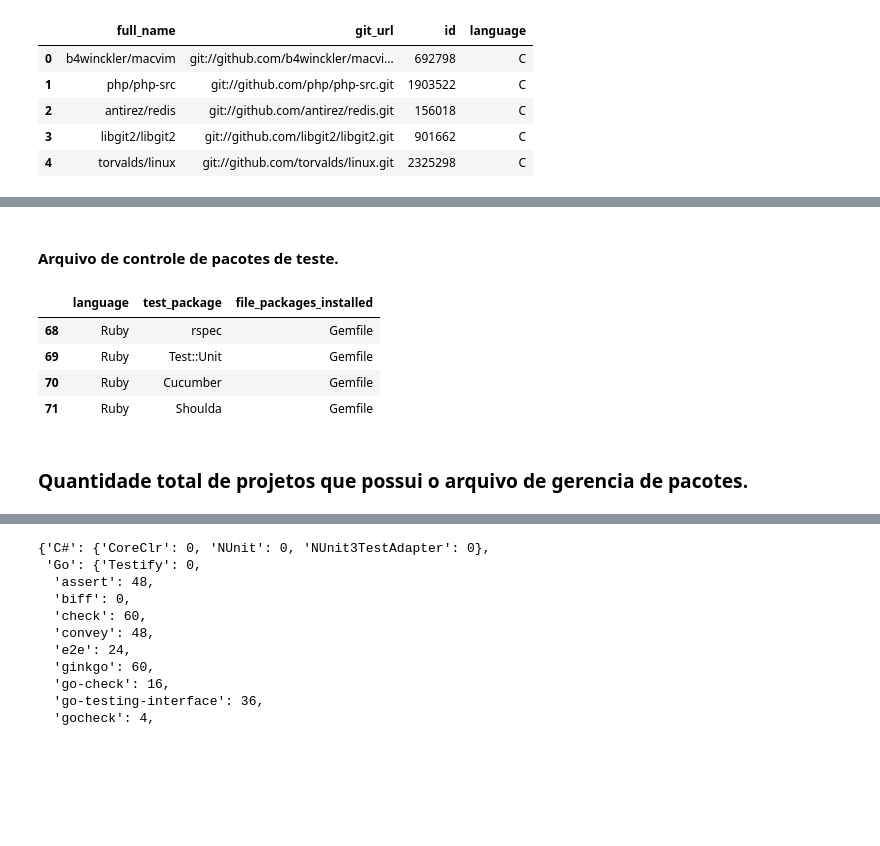
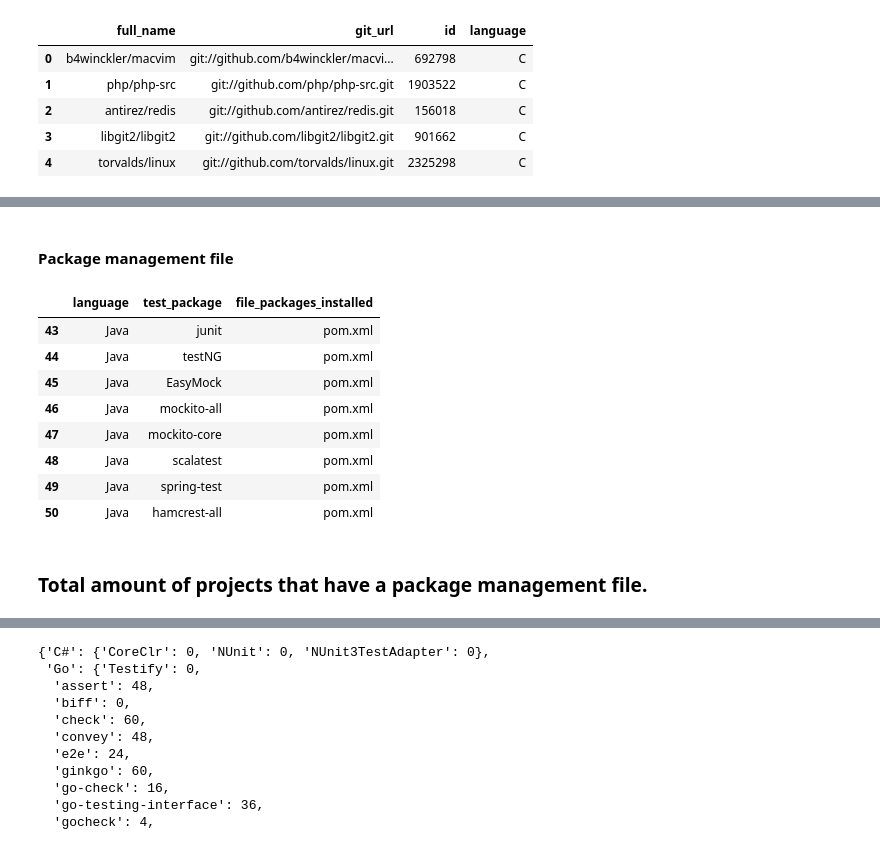
Before and after one commit to romulo-martins/gc-uff, a Jupyter notebook: scripts/test_package_installed.ipynb, the cells around one changed output, grey strips where cells are left out. Saved outputs shown, nothing was run; the diff lists cells and outputs as text; code cells hidden in the pictures; blank space fills up the shorter version.

```diff
--- a/test_package_installed.ipynb
+++ b/scripts/test_package_installed.ipynb
@@ -101,15 +101,19 @@ manager_file
-# %% [markdown]
-#### Arquivo de controle de pacotes de teste.
+# %% [markdown]
+#### Package management file
 # %%
-tools[tools['language'] == 'Ruby']
+tools[tools['language'] == 'Java']
 # %% [output]
 |  | language | test_package | file_packages_installed |
-| 68 | Ruby | rspec | Gemfile |
-| 69 | Ruby | Test::Unit | Gemfile |
-| 70 | Ruby | Cucumber | Gemfile |
-| 71 | Ruby | Shoulda | Gemfile |
+| 43 | Java | junit | pom.xml |
+| 44 | Java | testNG | pom.xml |
+| 45 | Java | EasyMock | pom.xml |
+| 46 | Java | mockito-all | pom.xml |
+| 47 | Java | mockito-core | pom.xml |
+| 48 | Java | scalatest | pom.xml |
+| 49 | Java | spring-test | pom.xml |
+| 50 | Java | hamcrest-all | pom.xml |
-# %% [markdown]
-### Quantidade total de projetos que possui o arquivo de gerencia de pacotes.
+# %% [markdown]
+### Total amount of projects that have a package management file.
 # %%
 import requests
 import csv
```
Also changed, not shown: parts of 13 cells of this notebook, 45 other files.
